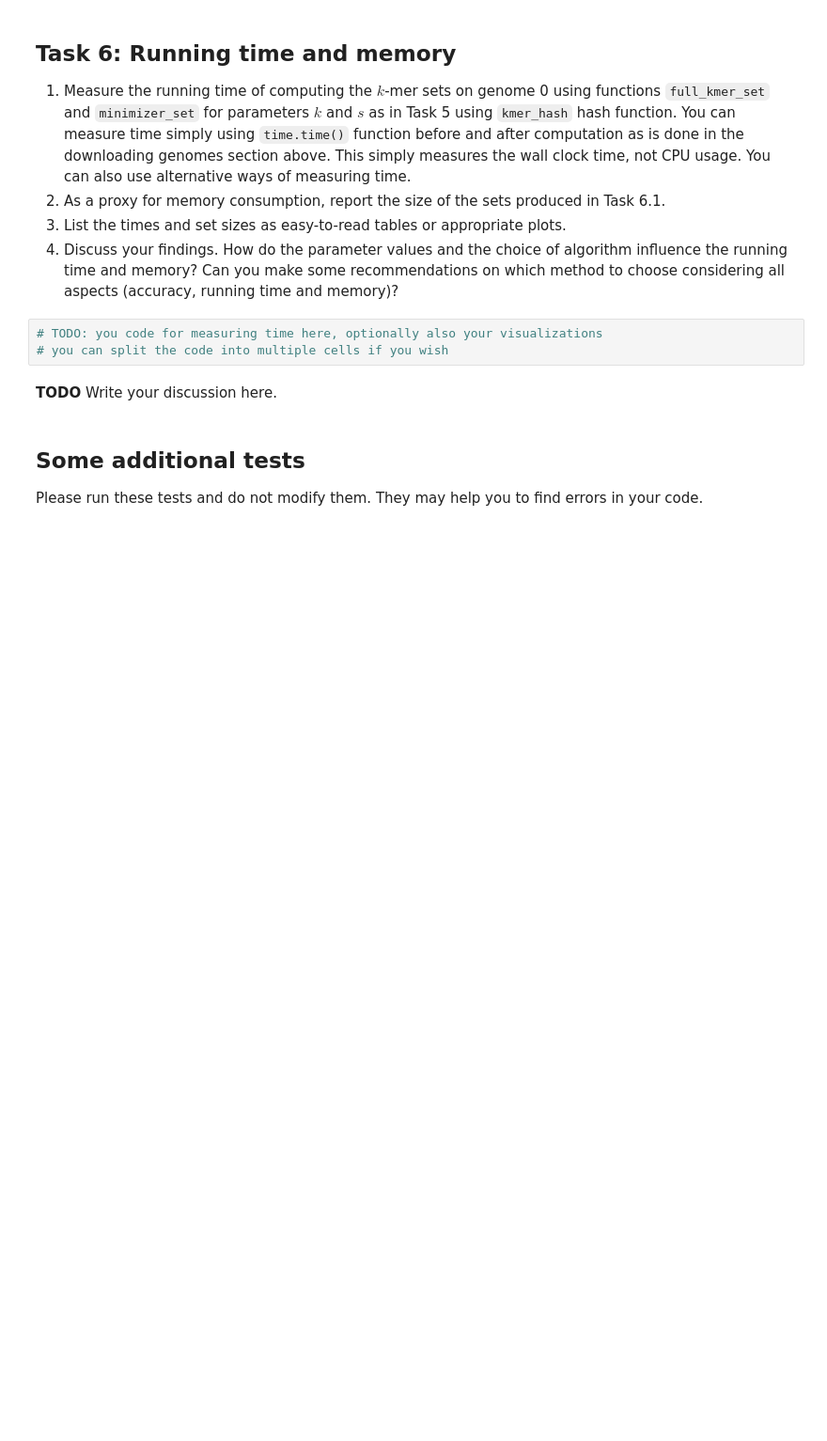
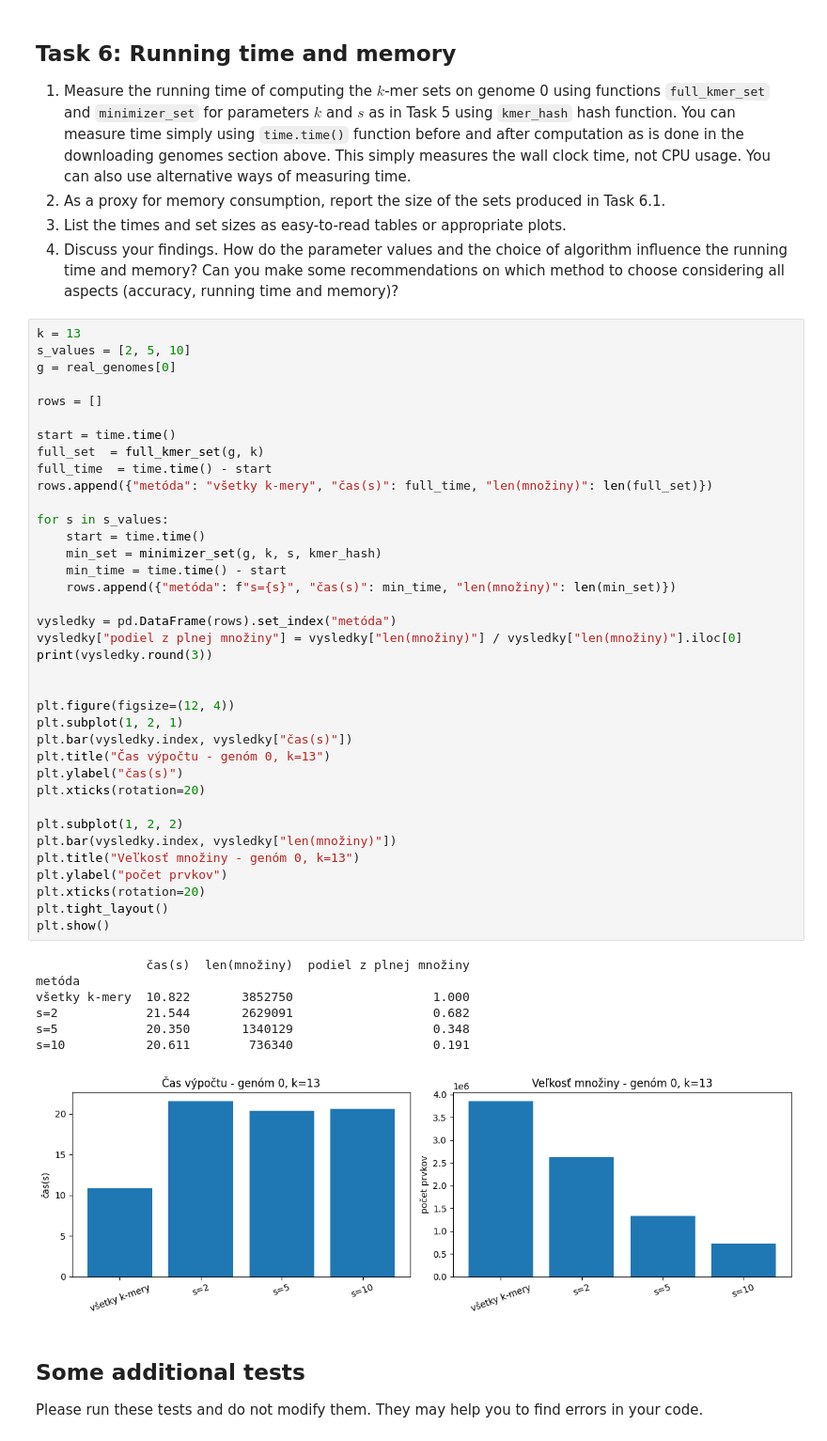
Before and after one commit to murajdas/bioinf, a Jupyter notebook: notebooks/a1i.ipynb, the cells around one changed output. Shown at 94% size. Drawn from its saved outputs; the diff is of its cells as text; blank space fills up the shorter version.

```diff
--- a/notebooks/a1i.ipynb
+++ b/notebooks/a1i.ipynb
@@ -515,11 +594,51 @@ Instead of computing Jaccard similarity for the full set of $k$-mers, we can als
 2. As a proxy for memory consumption, report the size of the sets produced in Task 6.1.
 3. List the times and set sizes as easy-to-read tables or appropriate plots.
 4. Discuss your findings. How do the parameter values and the choice of algorithm influence the running time and memory? Can you make some recommendations on which method to choose considering all aspects (accuracy, running time and memory)?
-# %%
-# TODO: you code for measuring time here, optionally also your visualizations
-# you can split the code into multiple cells if you wish
-# %% [markdown]
-**TODO** Write your discussion here.
+# %%
+k = 13
+s_values = [2, 5, 10]
+g = real_genomes[0]
+
+rows = []
+
+start = time.time()
+full_set  = full_kmer_set(g, k)
+full_time  = time.time() - start
+rows.append({"metóda": "všetky k-mery", "čas(s)": full_time, "len(množiny)": len(full_set)})
+
+for s in s_values:
+    start = time.time()
+    min_set = minimizer_set(g, k, s, kmer_hash)
+    min_time = time.time() - start
+    rows.append({"metóda": f"s={s}", "čas(s)": min_time, "len(množiny)": len(min_set)})
+
+vysledky = pd.DataFrame(rows).set_index("metóda")
+vysledky["podiel z plnej množiny"] = vysledky["len(množiny)"] / vysledky["len(množiny)"].iloc[0]
+print(vysledky.round(3))
+
+
+plt.figure(figsize=(12, 4))
+plt.subplot(1, 2, 1)
+plt.bar(vysledky.index, vysledky["čas(s)"])
+plt.title("Čas výpočtu - genóm 0, k=13")
+plt.ylabel("čas(s)")
+plt.xticks(rotation=20)
+
+plt.subplot(1, 2, 2)
+plt.bar(vysledky.index, vysledky["len(množiny)"])
+plt.title("Veľkosť množiny - genóm 0, k=13")
+plt.ylabel("počet prvkov")
+plt.xticks(rotation=20)
+plt.tight_layout()
+plt.show()
+# %% [output]
+               čas(s)  len(množiny)  podiel z plnej množiny
+metóda
+všetky k-mery  10.822       3852750                   1.000
+s=2            21.544       2629091                   0.682
+s=5            20.350       1340129                   0.348
+s=10           20.611        736340                   0.191
+[figure, added]
 # %% [markdown]
 ## Some additional tests
 
```
Also changed, not shown: parts of 7 cells of this notebook.
